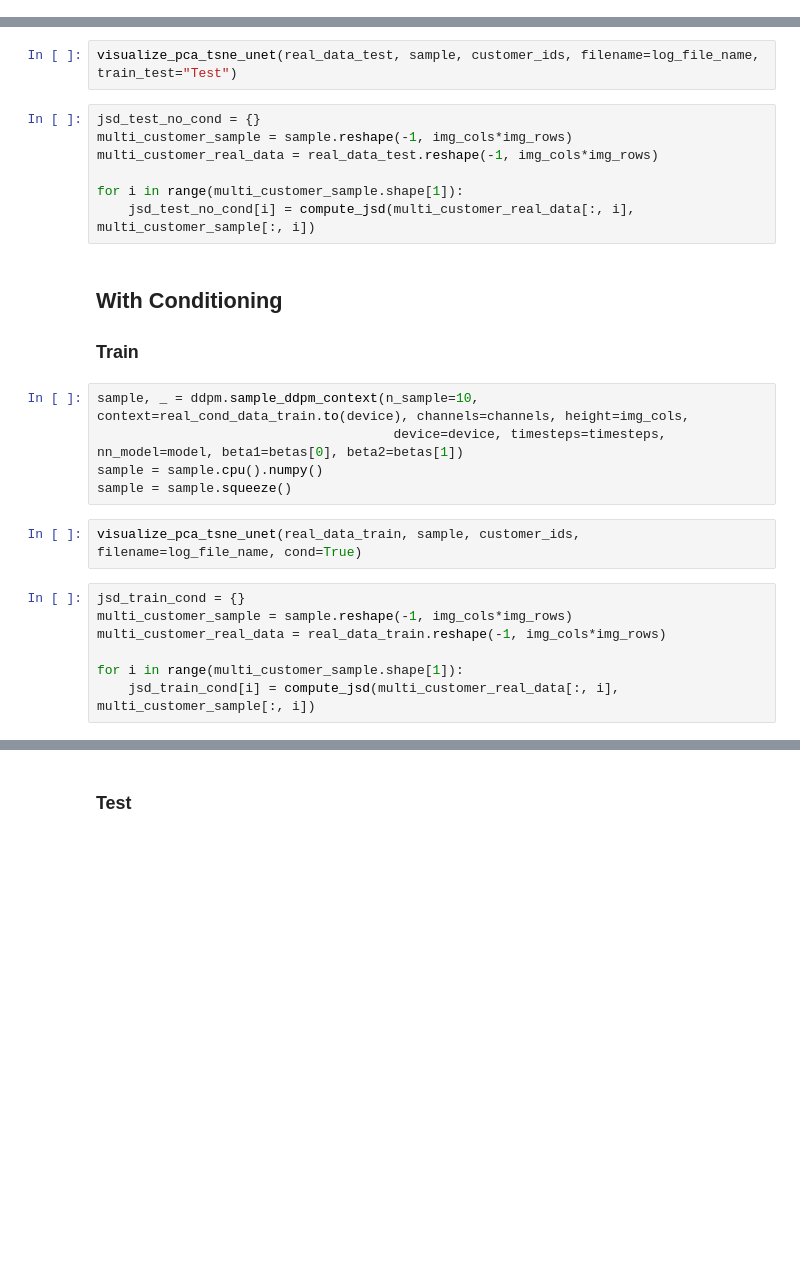
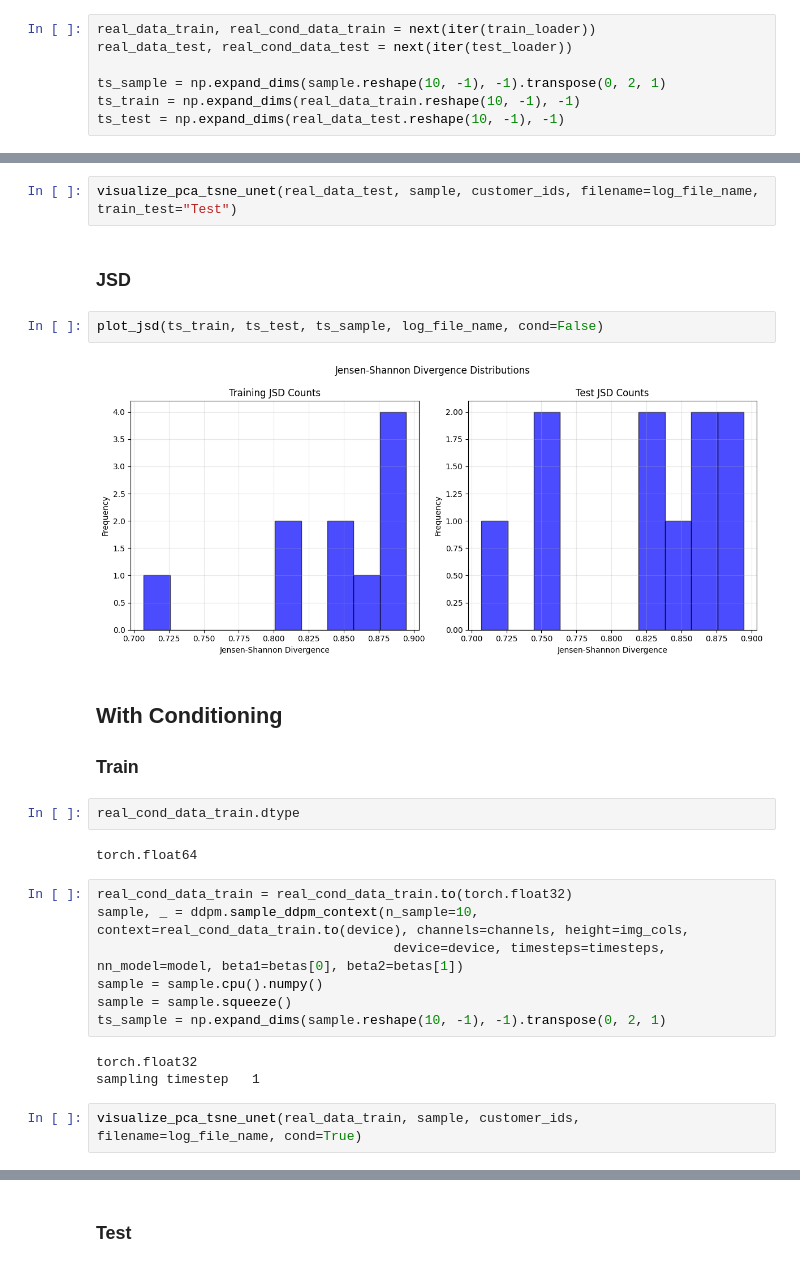
Before and after one commit to 4rn3/Thesis, a Jupyter notebook: src/main_C_Unet.ipynb, the cells around one changed output, grey strips where cells are left out. Saved outputs shown, nothing was run; the diff lists cells and outputs as text; blank space fills up the shorter version.

```diff
--- a/src/main_C_Unet.ipynb
+++ b/src/main_C_Unet.ipynb
@@ -215,0 +223,7 @@ selected_customer_ids = random.sample(range(len(customer_ids)), 5)
+# %%
+real_data_train, real_cond_data_train = next(iter(train_loader))
+real_data_test, real_cond_data_test = next(iter(test_loader))
+
+ts_sample = np.expand_dims(sample.reshape(10, -1), -1).transpose(0, 2, 1)
+ts_train = np.expand_dims(real_data_train.reshape(10, -1), -1)
+ts_test = np.expand_dims(real_data_test.reshape(10, -1), -1)
@@ -226,27 +237,28 @@ for i in range(multi_customer_sample.shape[1]):
 ### Test
 # %%
 visualize_pca_tsne_unet(real_data_test, sample, customer_ids, filename=log_file_name, train_test="Test")
-# %%
-jsd_test_no_cond = {}
-multi_customer_sample = sample.reshape(-1, img_cols*img_rows)
-multi_customer_real_data = real_data_test.reshape(-1, img_cols*img_rows)
-
-for i in range(multi_customer_sample.shape[1]):
-    jsd_test_no_cond[i] = compute_jsd(multi_customer_real_data[:, i], multi_customer_sample[:, i])
+# %% [markdown]
+### JSD
+# %%
+plot_jsd(ts_train, ts_test, ts_sample, log_file_name, cond=False)
+# %% [output]
+[figure, added]
 # %% [markdown]
 ## With Conditioning
 ### Train
+# %%
+real_cond_data_train.dtype
+# %% [output]
+torch.float64
 # %%
+real_cond_data_train = real_cond_data_train.to(torch.float32)
 sample, _ = ddpm.sample_ddpm_context(n_sample=10, context=real_cond_data_train.to(device), channels=channels, height=img_cols,
                                       device=device, timesteps=timesteps, nn_model=model, beta1=betas[0], beta2=betas[1])
 sample = sample.cpu().numpy()
 sample = sample.squeeze()
+ts_sample = np.expand_dims(sample.reshape(10, -1), -1).transpose(0, 2, 1)
+# %% [output]
+torch.float32
+sampling timestep   1
 # %%
 visualize_pca_tsne_unet(real_data_train, sample, customer_ids, filename=log_file_name, cond=True)
-# %%
-jsd_train_cond = {}
-multi_customer_sample = sample.reshape(-1, img_cols*img_rows)
-multi_customer_real_data = real_data_train.reshape(-1, img_cols*img_rows)
-
-for i in range(multi_customer_sample.shape[1]):
-    jsd_train_cond[i] = compute_jsd(multi_customer_real_data[:, i], multi_customer_sample[:, i])
```
Also changed, not shown: parts of 20 cells of this notebook.
